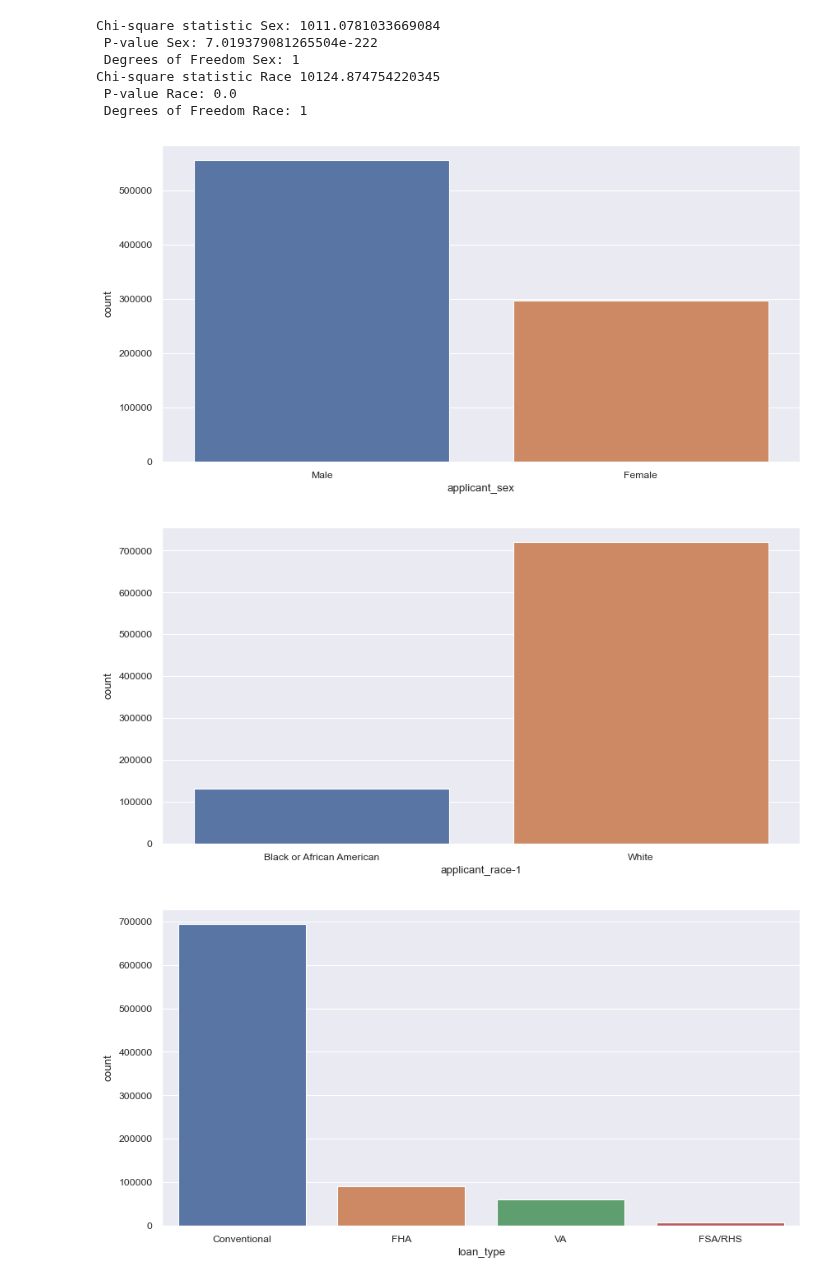
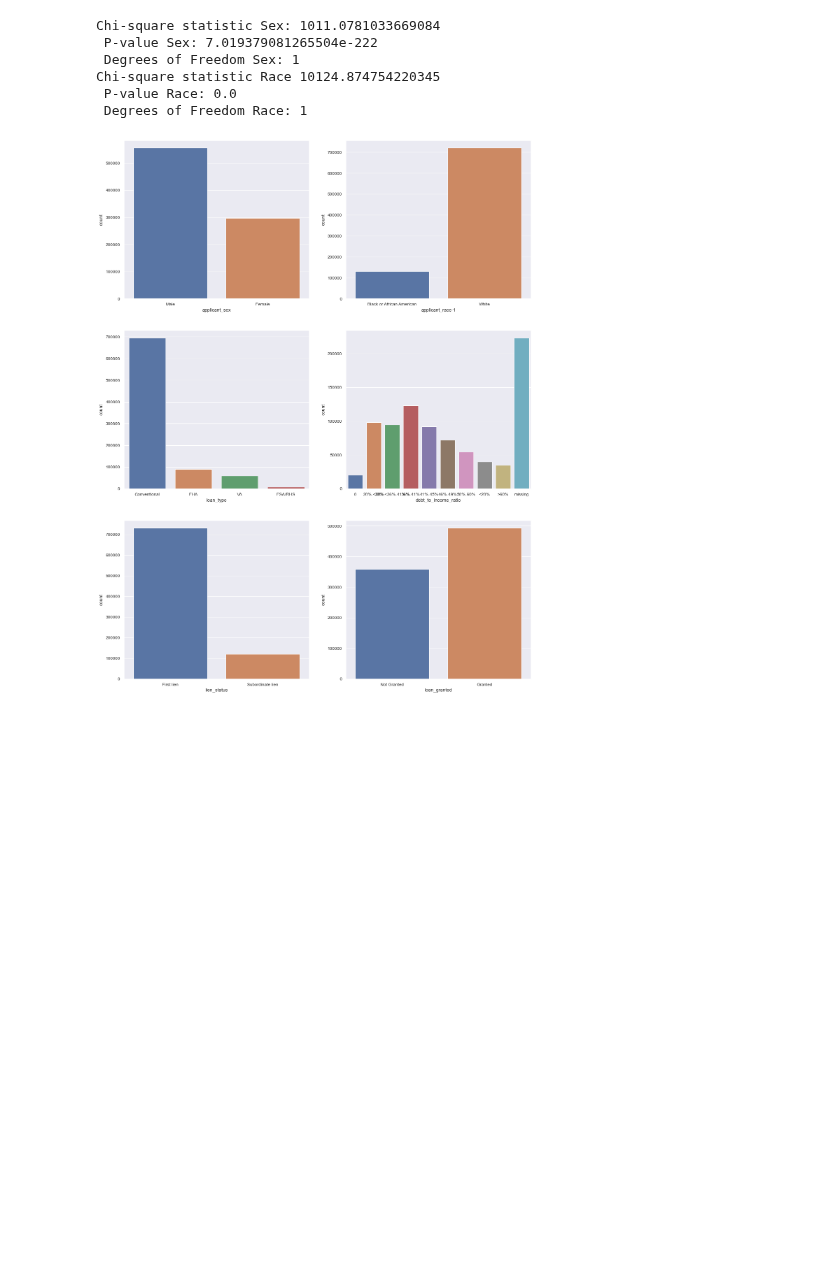
Before and after one commit to HaukeSchwarz/Thesis, a Jupyter notebook: notebooks/Main_Data_Analysis_Pipeline_V2.ipynb, the cells around one changed output. Saved outputs shown, nothing was run; the diff lists cells and outputs as text; code cells hidden in the pictures; blank space fills up the shorter version.

Commit message:
rearranged histograms of categorical variables for appendix

```diff
--- a/notebooks/Main_Data_Analysis_Pipeline_V2.ipynb
+++ b/notebooks/Main_Data_Analysis_Pipeline_V2.ipynb
@@ -328,11 +328,16 @@ HMDA_clean_final = HMDA_clean.copy()
 HMDA_clean_final.to_pickle("C:/Users/Hauke/OneDrive - ucp.pt/04_Thesis/00_GitHub/Thesis/data/interim/HMDA_clean_final.pkl")
 # %%
 # plot the occurences of the categorical variables
-for item in HMDA_clean_final.select_dtypes(include="category").columns:
-    plt.figure(figsize=(10, 5))
-    sns.countplot(data=HMDA_clean_final, x=item)
-    plt.show()
+#for item in HMDA_clean_final.select_dtypes(include="category").columns:
+#    plt.figure(figsize=(10, 5))
+#    sns.countplot(data=HMDA_clean_final, x=item)
+#    plt.show()
+
+
+# make the above a 3*2 subplot
+fig, ax = plt.subplots(3, 2, figsize=(15, 20))
+for i, item in enumerate(HMDA_clean_final.select_dtypes(include="category").columns):
+    sns.countplot(data=HMDA_clean_final, x=item, ax=ax[i//2, i%2])
+plt.show()
 # %% [output]
-[figure, old version]
+[figure, new version]
-[figure, removed]
-[figure, removed]
```
Also changed, not shown: parts of 1 cell of this notebook.
